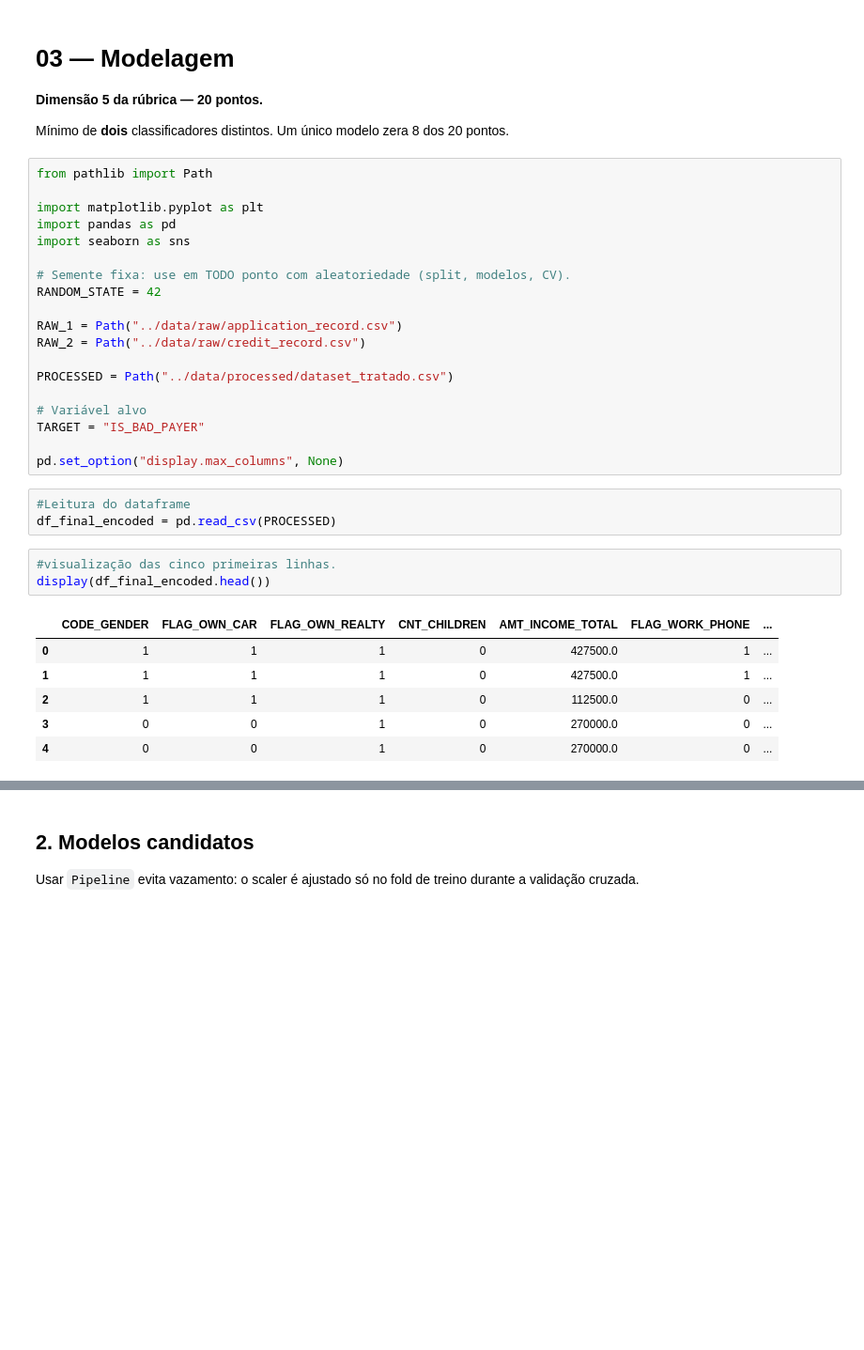
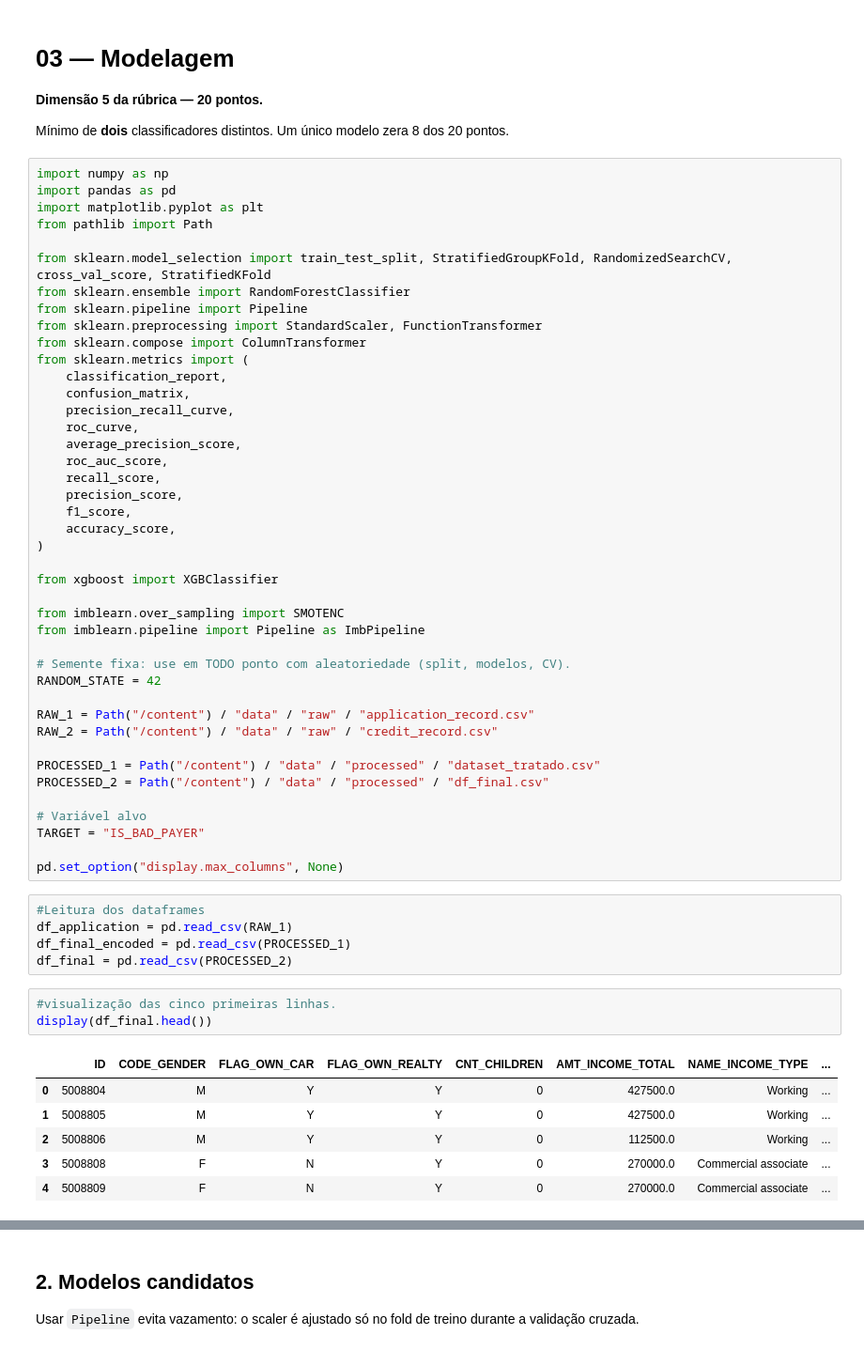
Before and after one commit to Ginkno/postech-tech-challenge-fase2-grupo1-12dtat, a Jupyter notebook: notebooks/03_modelagem.ipynb, the cells around one changed output, grey strips where cells are left out. Shown at 94% size. Cells and saved outputs as stored; diff of their text form; blank space fills up the shorter version.

```diff
--- a/notebooks/03_modelagem.ipynb
+++ b/notebooks/03_modelagem.ipynb
@@ -7,34 +7,59 @@
 
 Mínimo de **dois** classificadores distintos. Um único modelo zera 8 dos 20 pontos.
 # %%
+import numpy as np
+import pandas as pd
+import matplotlib.pyplot as plt
 from pathlib import Path
 
-import matplotlib.pyplot as plt
-import pandas as pd
-import seaborn as sns
+from sklearn.model_selection import train_test_split, StratifiedGroupKFold, RandomizedSearchCV, cross_val_score, StratifiedKFold
+from sklearn.ensemble import RandomForestClassifier
+from sklearn.pipeline import Pipeline
+from sklearn.preprocessing import StandardScaler, FunctionTransformer
+from sklearn.compose import ColumnTransformer
+from sklearn.metrics import (
+    classification_report,
+    confusion_matrix,
+    precision_recall_curve,
+    roc_curve,
+    average_precision_score,
+    roc_auc_score,
+    recall_score,
+    precision_score,
+    f1_score,
+    accuracy_score,
+)
+
+from xgboost import XGBClassifier
+
+from imblearn.over_sampling import SMOTENC
+from imblearn.pipeline import Pipeline as ImbPipeline
 
 # Semente fixa: use em TODO ponto com aleatoriedade (split, modelos, CV).
 RANDOM_STATE = 42
 
-RAW_1 = Path("../data/raw/application_record.csv")
-RAW_2 = Path("../data/raw/credit_record.csv")
+RAW_1 = Path("/content") / "data" / "raw" / "application_record.csv"
+RAW_2 = Path("/content") / "data" / "raw" / "credit_record.csv"
 
-PROCESSED = Path("../data/processed/dataset_tratado.csv")
+PROCESSED_1 = Path("/content") / "data" / "processed" / "dataset_tratado.csv"
+PROCESSED_2 = Path("/content") / "data" / "processed" / "df_final.csv"
 
 # Variável alvo
 TARGET = "IS_BAD_PAYER"
 
 pd.set_option("display.max_columns", None)
-# %%
-#Leitura do dataframe
-df_final_encoded = pd.read_csv(PROCESSED)
+# %%
+#Leitura dos dataframes
+df_application = pd.read_csv(RAW_1)
+df_final_encoded = pd.read_csv(PROCESSED_1)
+df_final = pd.read_csv(PROCESSED_2)
 # %%
 #visualização das cinco primeiras linhas.
-display(df_final_encoded.head())
+display(df_final.head())
 # %% [output]
-|  | CODE_GENDER | FLAG_OWN_CAR | FLAG_OWN_REALTY | CNT_CHILDREN | AMT_INCOME_TOTAL | FLAG_WORK_PHONE | ... |
-| 0 | 1 | 1 | 1 | 0 | 427500.0 | 1 | ... |
-| 1 | 1 | 1 | 1 | 0 | 427500.0 | 1 | ... |
-| 2 | 1 | 1 | 1 | 0 | 112500.0 | 0 | ... |
-| 3 | 0 | 0 | 1 | 0 | 270000.0 | 0 | ... |
-| 4 | 0 | 0 | 1 | 0 | 270000.0 | 0 | ... |
+|  | ID | CODE_GENDER | FLAG_OWN_CAR | FLAG_OWN_REALTY | CNT_CHILDREN | AMT_INCOME_TOTAL | NAME_INCOME_TYPE | ... |
+| 0 | 5008804 | M | Y | Y | 0 | 427500.0 | Working | ... |
+| 1 | 5008805 | M | Y | Y | 0 | 427500.0 | Working | ... |
+| 2 | 5008806 | M | Y | Y | 0 | 112500.0 | Working | ... |
+| 3 | 5008808 | F | N | Y | 0 | 270000.0 | Commercial associate | ... |
+| 4 | 5008809 | F | N | Y | 0 | 270000.0 | Commercial associate | ... |
```
Also changed, not shown: parts of 34 cells of this notebook.
